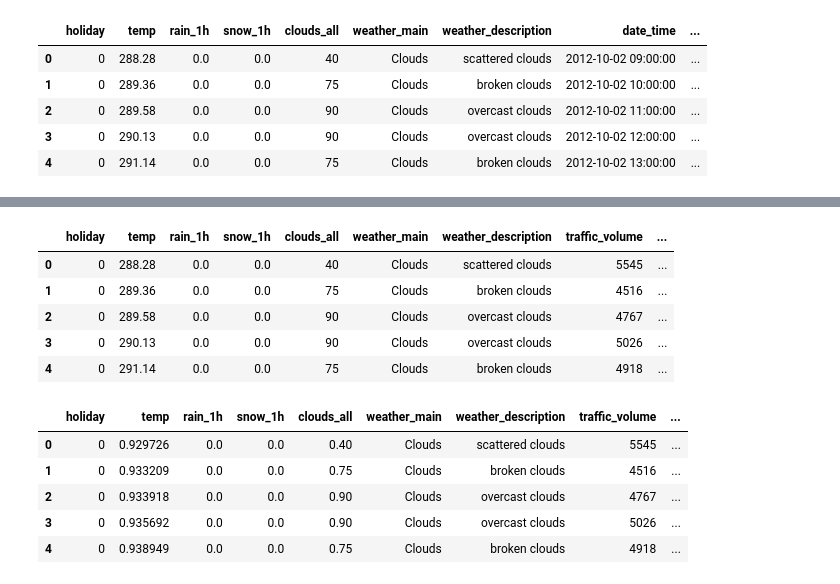
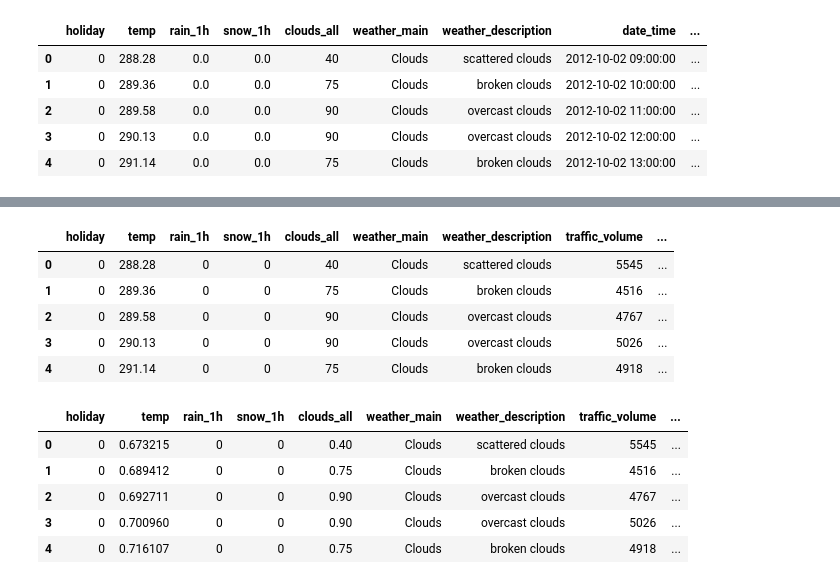
Before and after one commit to omgwenxx/machine_learning, a Jupyter notebook: assignment1/metro_cleanup.ipynb, the cells around one changed output, grey strips where cells are left out. Drawn from its saved outputs; the diff is of its cells as text; code cells hidden in the pictures.

```diff
--- a/assignment1/metro_cleanup.ipynb
+++ b/assignment1/metro_cleanup.ipynb
@@ -68,0 +84,6 @@ df.head()
+# %%
+# remove errors
+df = df.loc[df['temp']>20]
+plt.figure(figsize=(6,4))
+sns.boxplot('temp', data = df)
+plt.show()
@@ -68,0 +99,6 @@ df.head()
+# %%
+# remove errors
+df = df.loc[df['rain_1h']<8000]
+plt.figure(figsize=(6,4))
+sns.boxplot('rain_1h', data = df)
+plt.show()
@@ -68,0 +107,5 @@ df.head()
+# %%
+# rain and snow
+df['rain_1h'] = [0 if x == 0 else 1 for x in df['rain_1h']]
+df['snow_1h'] = [0 if x == 0 else 1 for x in df['snow_1h']]
+df.head()
@@ -77,11 +133,11 @@ df = df.drop('date_time',1)
 df.head()
 # %% [output]
 |  | holiday | temp | rain_1h | snow_1h | clouds_all | weather_main | weather_description | traffic_volume | ... |
-| 0 | 0 | 288.28 | 0.0 | 0.0 | 40 | Clouds | scattered clouds | 5545 | ... |
-| 1 | 0 | 289.36 | 0.0 | 0.0 | 75 | Clouds | broken clouds | 4516 | ... |
-| 2 | 0 | 289.58 | 0.0 | 0.0 | 90 | Clouds | overcast clouds | 4767 | ... |
-| 3 | 0 | 290.13 | 0.0 | 0.0 | 90 | Clouds | overcast clouds | 5026 | ... |
-| 4 | 0 | 291.14 | 0.0 | 0.0 | 75 | Clouds | broken clouds | 4918 | ... |
+| 0 | 0 | 288.28 | 0 | 0 | 40 | Clouds | scattered clouds | 5545 | ... |
+| 1 | 0 | 289.36 | 0 | 0 | 75 | Clouds | broken clouds | 4516 | ... |
+| 2 | 0 | 289.58 | 0 | 0 | 90 | Clouds | overcast clouds | 4767 | ... |
+| 3 | 0 | 290.13 | 0 | 0 | 90 | Clouds | overcast clouds | 5026 | ... |
+| 4 | 0 | 291.14 | 0 | 0 | 75 | Clouds | broken clouds | 4918 | ... |
 # %%
 def clean_weather(df, main=False, descr=False):
     if main:
@@ -99,18 +155,19 @@ def clean_weather(df, main=False, descr=False):
 # %%
 scaled_df = df.copy()
 
-to_scale = ['temp', 'rain_1h', 'snow_1h', 'clouds_all', 'weekday', 'hour']
+#to_scale = ['temp', 'rain_1h', 'snow_1h', 'clouds_all', 'weekday', 'hour']
+to_scale = ['temp', 'clouds_all', 'weekday', 'hour']
 scaler = MinMaxScaler()
 
 scaled_df[to_scale] = scaler.fit_transform(scaled_df[to_scale])
 scaled_df.head()
 # %% [output]
 |  | holiday | temp | rain_1h | snow_1h | clouds_all | weather_main | weather_description | traffic_volume | ... |
-| 0 | 0 | 0.929726 | 0.0 | 0.0 | 0.40 | Clouds | scattered clouds | 5545 | ... |
-| 1 | 0 | 0.933209 | 0.0 | 0.0 | 0.75 | Clouds | broken clouds | 4516 | ... |
-| 2 | 0 | 0.933918 | 0.0 | 0.0 | 0.90 | Clouds | overcast clouds | 4767 | ... |
-| 3 | 0 | 0.935692 | 0.0 | 0.0 | 0.90 | Clouds | overcast clouds | 5026 | ... |
-| 4 | 0 | 0.938949 | 0.0 | 0.0 | 0.75 | Clouds | broken clouds | 4918 | ... |
+| 0 | 0 | 0.673215 | 0 | 0 | 0.40 | Clouds | scattered clouds | 5545 | ... |
+| 1 | 0 | 0.689412 | 0 | 0 | 0.75 | Clouds | broken clouds | 4516 | ... |
+| 2 | 0 | 0.692711 | 0 | 0 | 0.90 | Clouds | overcast clouds | 4767 | ... |
+| 3 | 0 | 0.700960 | 0 | 0 | 0.90 | Clouds | overcast clouds | 5026 | ... |
+| 4 | 0 | 0.716107 | 0 | 0 | 0.75 | Clouds | broken clouds | 4918 | ... |
 # %%
 df_weather_main = clean_weather(df, main=True)
 df_weather_main.to_csv('../data/metro/metro_weather_main.csv')
```
Also changed, not shown: parts of 8 cells of this notebook, 7 other files.
